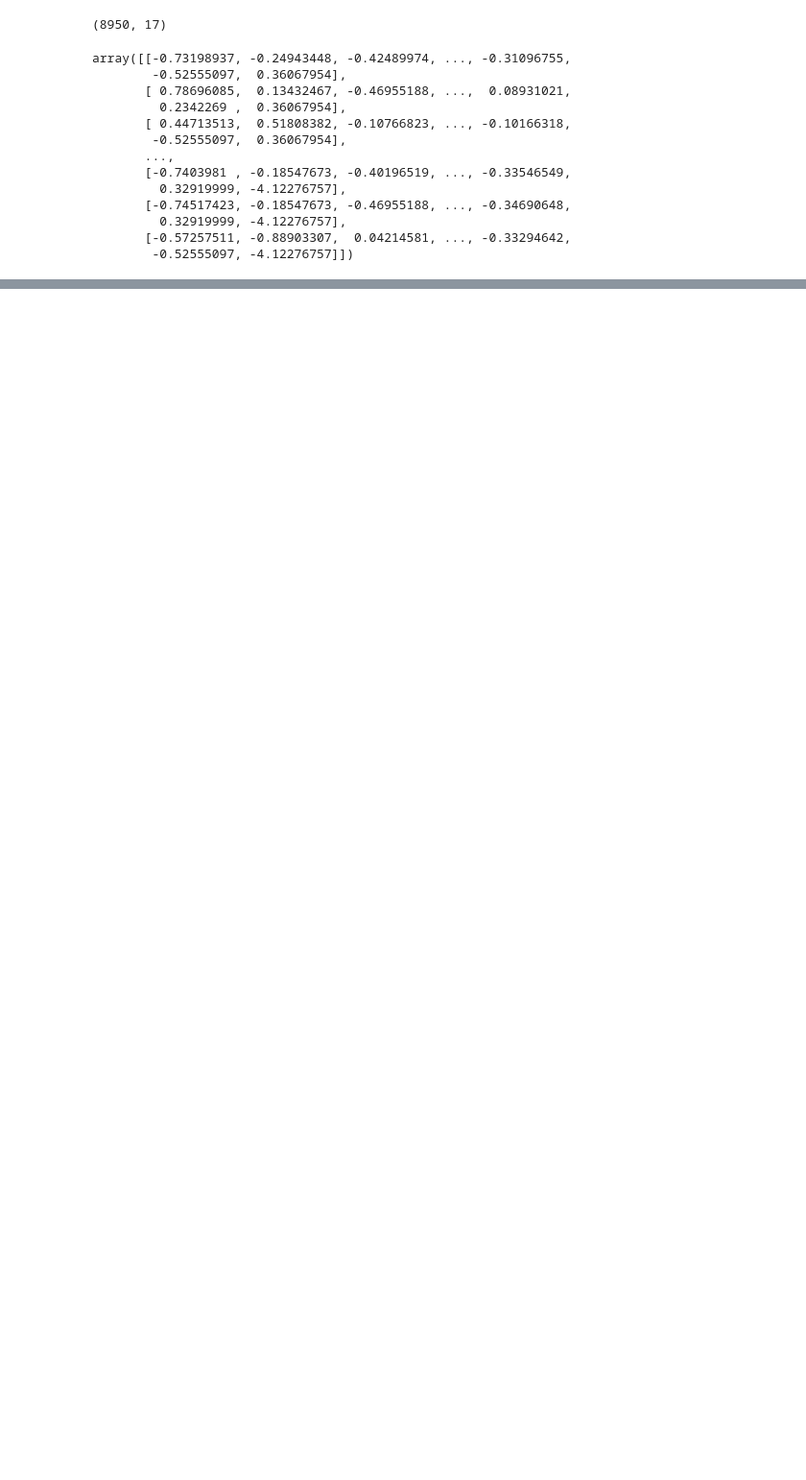
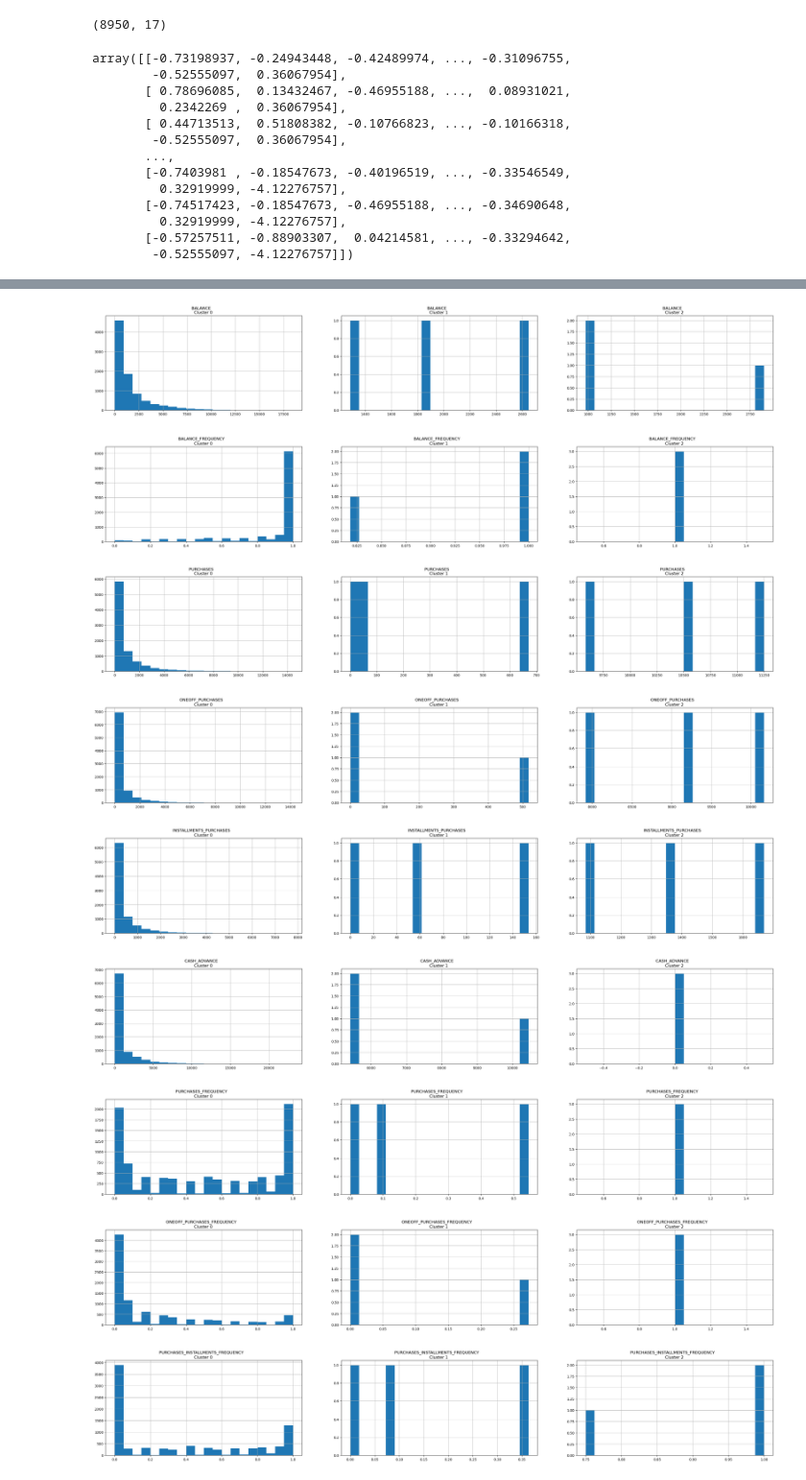
Before and after one commit to RajshekarM/CS584-Project, a Jupyter notebook: Machine_Learning_Project.ipynb, the cells around one changed output, grey strips where cells are left out. Shown at 96% size. Saved outputs shown, nothing was run; the diff lists cells and outputs as text; code cells hidden in the pictures; blank space fills up the shorter version.

```diff
--- a/Machine_Learning_Project.ipynb
+++ b/Machine_Learning_Project.ipynb
@@ -391,0 +392,13 @@ labels_contiguous.min()
+# %%
+from sklearn.cluster import DBSCAN
+import matplotlib.pyplot as plt
+
+# Assuming 'creditcard_df_scaled' contains your scaled data
+
+# Initialize and fit DBSCAN
+dbscan = DBSCAN(eps=4.0, min_samples=3)
+labels = dbscan.fit_predict(creditcard_df_scaled)
+
+# The 'labels' variable now contains the cluster labels assigned by DBSCAN to each data point
+print("Cluster labels assigned by DBSCAN:")
+print(labels)
@@ -391,0 +408,27 @@ labels_contiguous.min()
+# %%
+# Assuming 'creditcard_df' contains your original data and 'labels' contains the cluster labels assigned by DBSCAN
+
+# Plot the histogram of various clusters
+for feature in creditcard_df.columns:
+    plt.figure(figsize=(35, 5))
+    unique_labels, counts = np.unique(labels, return_counts=True)
+    num_clusters = len(unique_labels[unique_labels != -1])  # Exclude noise points (-1) from cluster count
+    num_subplots = min(num_clusters, 4)  # Limit subplots to 4 clusters
+    non_noise_labels = unique_labels[unique_labels != -1]
+    for i, cluster_label in enumerate(non_noise_labels):
+        cluster_data = creditcard_df[labels == cluster_label]
+        plt.subplot(1, num_subplots, i + 1)  # Adjust indexing here
+        cluster_data[feature].hist(bins=20)
+        plt.title('{}    \nCluster {} '.format(feature, cluster_label))
+
+    plt.show()
+# %% [output]
+[figure, added]
+[figure, added]
+[figure, added]
+[figure, added]
+[figure, added]
+[figure, added]
+[figure, added]
+[figure, added]
+[figure, added]
```
Also changed, not shown: parts of 25 cells of this notebook.
